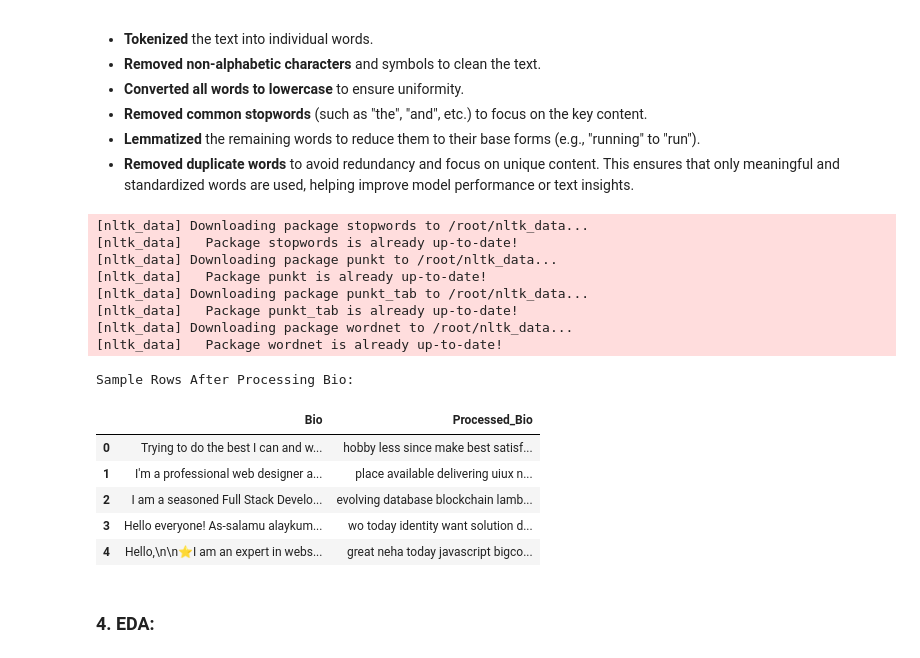
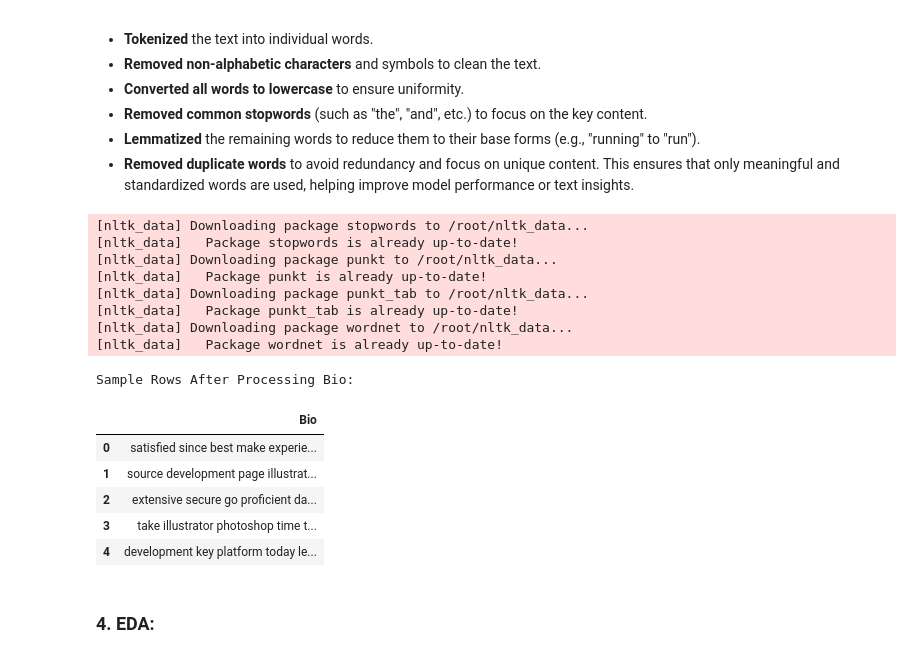
Before and after one commit to iRoseM/Freelancing-Trends--IT362, a Jupyter notebook: IT362_groub_6.ipynb, the cells around one changed output. Saved outputs shown, nothing was run; the diff lists cells and outputs as text; code cells hidden in the pictures.

Commit message:
processing

```diff
--- a/IT362_groub_6.ipynb
+++ b/IT362_groub_6.ipynb
@@ -473,0 +329,16 @@ Requirement already satisfied: fuzzywuzzy in /usr/local/lib/python3.11/dist-pack
+# %%
+
+skills_column = df['Skills']
+
+# Tokenize the skills into individual words
+all_words = []
+for skill in skills_column.dropna():  # Drop NaN values
+    words = skill.lower().replace(',', ' ').split()  # Convert to lowercase and split into words
+    all_words.extend(words)
+
+# Get unique words
+unique_words = set(all_words)
+
+# Print the unique words
+print("Unique words in the 'skills' column:")
+print(unique_words)
@@ -560,44 +578,41 @@ def process_Bio(Bio):
     # Convert words to lowercase
     words = [word.lower() for word in words]
 
     # Remove stopwords
     filtered_words = [word for word in words if word not in stop_words]
 
     # Lemmatize the words to their root form
     lemmatized_words = [lemmatizer.lemmatize(word) for word in filtered_words]
 
     # Remove duplicate words
     unique_words = list(set(lemmatized_words))
 
     return " ".join(unique_words)
 
-# Apply the function to the Bio column
-df['Processed_Bio'] = df['Bio'].apply(process_Bio)
+df['Bio'] = df['Bio'].apply(process_Bio)
 
 # Display sample results
 print("\nSample Rows After Processing Bio:")
-display(df[['Bio', 'Processed_Bio']].head())
-
-df.drop(columns=["Bio"], inplace=True)
+display(df[['Bio']].head())
 
 # Save the modified dataset
 df.to_csv("processed_bio.csv", index=False)
 # %% [output]
 [nltk_data] Downloading package stopwords to /root/nltk_data...
 [nltk_data]   Package stopwords is already up-to-date!
 [nltk_data] Downloading package punkt to /root/nltk_data...
 [nltk_data]   Package punkt is already up-to-date!
 [nltk_data] Downloading package punkt_tab to /root/nltk_data...
 [nltk_data]   Package punkt_tab is already up-to-date!
 [nltk_data] Downloading package wordnet to /root/nltk_data...
 [nltk_data]   Package wordnet is already up-to-date!
 Sample Rows After Processing Bio:
-|  | Bio | Processed_Bio |
-| 0 | Trying to do the best I can and w... | hobby less since make best satisf... |
-| 1 | I'm a professional web designer a... | place available delivering uiux n... |
-| 2 | I am a seasoned Full Stack Develo... | evolving database blockchain lamb... |
-| 3 | Hello everyone! As-salamu alaykum... | wo today identity want solution d... |
-| 4 | Hello,\n\n⭐I am an expert in webs... | great neha today javascript bigco... |
+|  | Bio |
+| 0 | satisfied since best make experie... |
+| 1 | source development page illustrat... |
+| 2 | extensive secure go proficient da... |
+| 3 | take illustrator photoshop time t... |
+| 4 | development key platform today le... |
 # %% [markdown]
 ### **4. EDA:**
 # %% [markdown]
```
Also changed, not shown: parts of 13 cells of this notebook.
